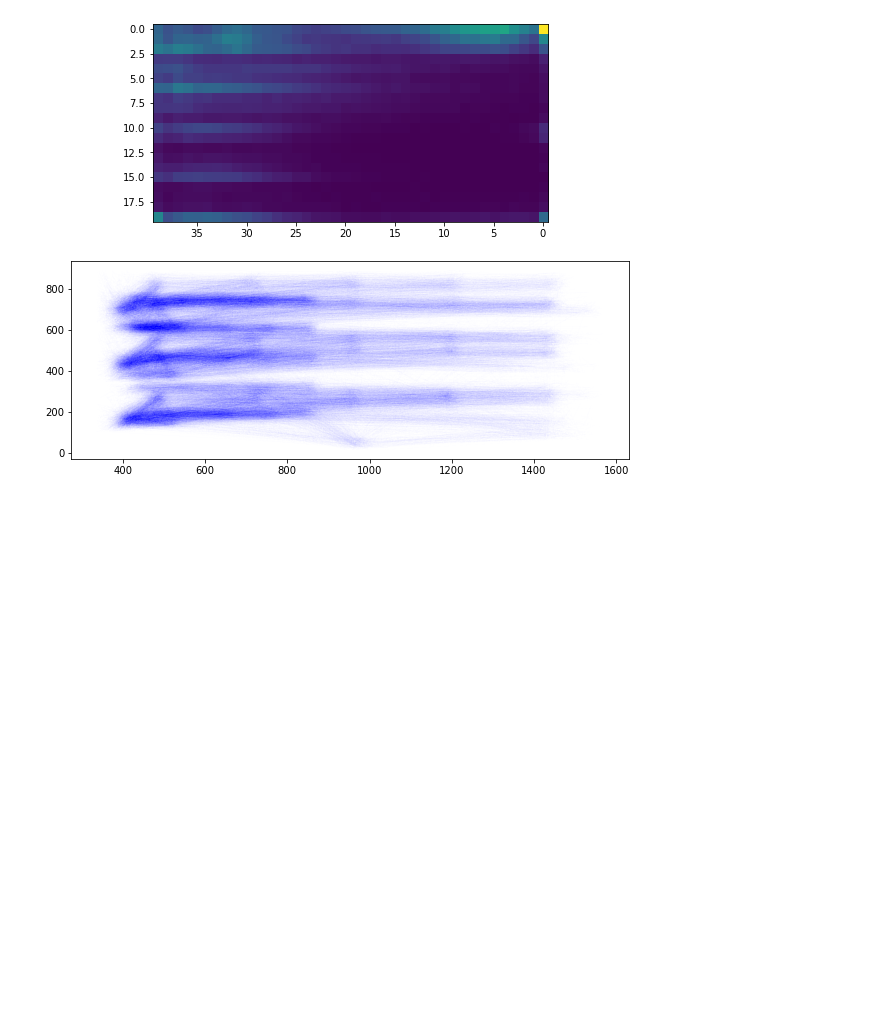
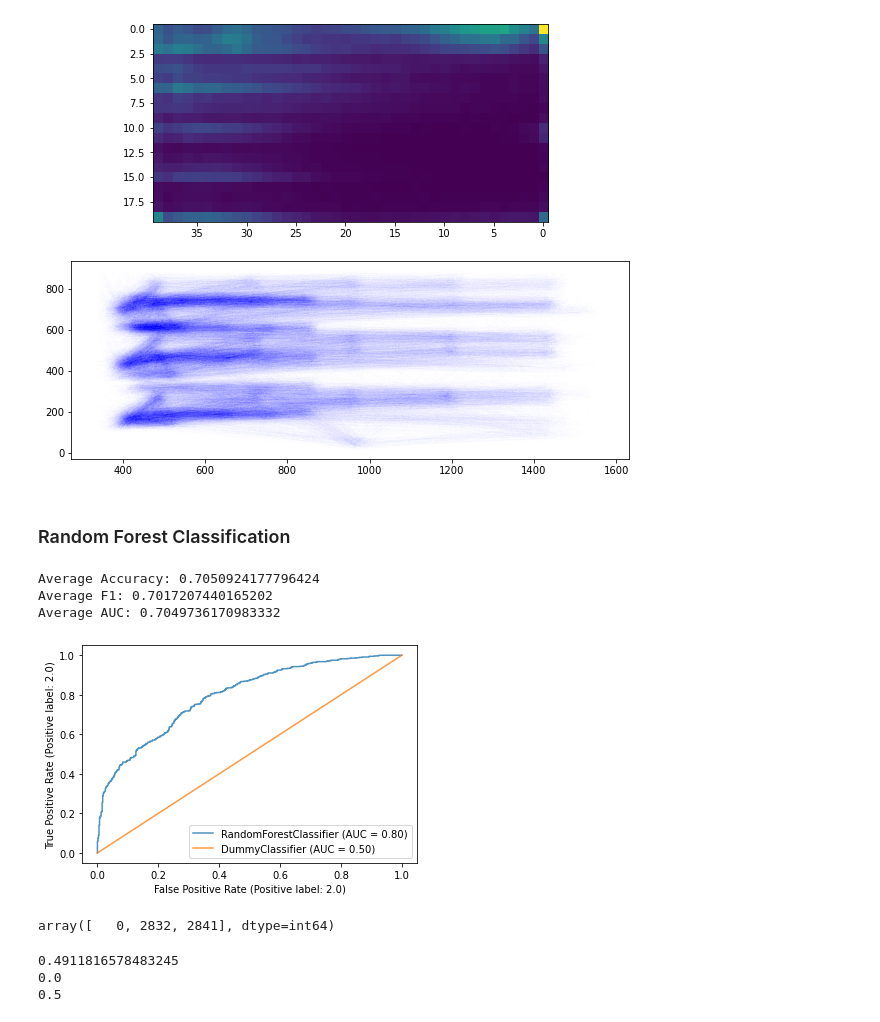
Before and after one commit to kroglkt/CogSci3, a Jupyter notebook: TuEyeQ Validation.ipynb, the cells around one changed output. Cells and saved outputs as stored; diff of their text form; code cells hidden in the pictures; blank space fills up the shorter version.

```diff
--- a/TuEyeQ Validation.ipynb
+++ b/TuEyeQ Validation.ipynb
@@ -116,3 +120,80 @@ make_heatmap_scanpath(all_male_readings, verbose=False)
 make_heatmap_scanpath(all_female_readings, verbose=False)
 # %% [output]
 [figure]
+# %% [markdown]
+### Random Forest Classification
+# %%
+rfc = RandomForestClassifier(
+    n_estimators=1000, criterion='entropy', min_samples_split=5,
+    min_samples_leaf=1, random_state=42, max_features='sqrt'
+)
+
+dummy = DummyClassifier()
+
+#The features available in all entries - Except start time.
+feats = ['duration', 'meanPupilDiameter', 'eventIdxLeft', 'eventIdxRight', 'meanX', 'meanY',
+         'startSaccadeX', 'startSaccadeY', 'endSaccadeX', 'endSaccadeY', 'microsaccadeCount',
+        'microsaccadeAmplitude', 'microsaccadePeakVelocity']
+
+X_prepared = [i for p in all_male_readings+all_female_readings[:52] for i in p]
+X_prepared = [d.mean() for d in X_prepared] #Take the mean of all values - To make single feature vector
+X_prepared = [x for x in X_prepared if not np.isnan(x.loc['gender'])] #Remove nan-values.
+X_prepared = [x.fillna(0) for x in X_prepared]
+np.random.shuffle(X_prepared)
+X = [x.loc[feats] for x in X_prepared] #Take all features except last two
+y = [x.loc['gender'] for x in X_prepared] # Take gender (last feature)
+# %%
+#Fit that model
+acc_score = []
+f1 = []
+auc = []
+
+X = np.array(X)
+y = np.array(y)
+
+k = 5
+kf = KFold(n_splits=k, shuffle=False)
+for train_index, test_index in tqdm(kf.split(X)):
+    X_train, X_test = X[train_index], X[test_index]
+    y_train, y_test = y[train_index], y[test_index]
+
+    rfc.fit(X_train,y_train)
+    pred_values = rfc.predict(X_test)
+
+    acc_score.append(accuracy_score(y_test, pred_values))
+    f1.append(f1_score(y_test, pred_values))
+    auc.append(roc_auc_score(y_test, pred_values))
+
+dummy.fit(X_train, y_train)
+ax = plt.gca()
+rfc_disp = plot_roc_curve(rfc, X_test, y_test, ax=ax, alpha=0.8)
+rfc_disp = plot_roc_curve(dummy, X_test, y_test, ax=ax, alpha=0.8)
+
+rfc_avg_acc_score = sum(acc_score)/k
+rfc_avg_f1_score = sum(f1)/k
+rfc_avg_auc_score = sum(auc)/k
+
+print('Average Accuracy:', rfc_avg_acc_score)
+print('Average F1:', rfc_avg_f1_score)
+print('Average AUC:', rfc_avg_auc_score)
+# %% [output]
+Average Accuracy: 0.7050924177796424
+Average F1: 0.7017207440165202
+Average AUC: 0.7049736170983332
+[figure, added]
+# %%
+#tæl male/female.
+
+y = np.array(y, dtype=int)
+np.bincount(y)
+# %% [output]
+array([   0, 2832, 2841], dtype=int64)
+# %%
+preds = dummy.predict(X_test)
+print(accuracy_score(y_test, preds))
+print(f1_score(y_test, preds))
+print(roc_auc_score(y_test, preds))
+# %% [output]
+0.4911816578483245
+0.0
+0.5
```
Also changed, not shown: parts of 3 cells of this notebook, 3 other files.
